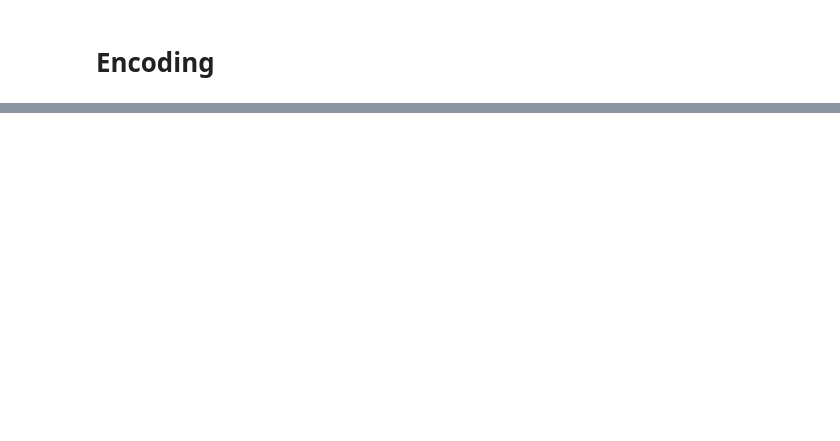
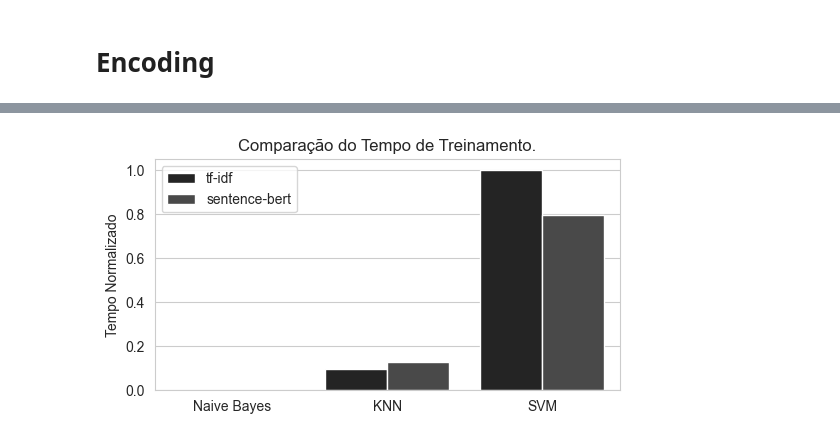
Before and after one commit to AnnaPaulaFigueiredo/INFORMATION-RETRIEVAL-TP2, a Jupyter notebook: code/analysis.ipynb, the cells around one changed output, grey strips where cells are left out. Saved outputs shown, nothing was run; the diff lists cells and outputs as text; code cells hidden in the pictures; blank space fills up the shorter version.

```diff
--- a/code/analysis.ipynb
+++ b/code/analysis.ipynb
@@ -182,0 +456,4 @@ RAREWORDS = set([w for w, w_count in cnt.items() if w_count == 1])
+# %%
+report = pd.read_csv("../data/report_df.csv")
+training = pd.read_csv("../data/training_info.csv")
+testing = pd.read_csv("../data/testing_info.csv")
@@ -182,0 +471,17 @@ RAREWORDS = set([w for w, w_count in cnt.items() if w_count == 1])
+# %%
+aux_graph = training.groupby(["classifier", "embedding"])['execution_time'].mean().reset_index()
+minimo = aux_graph['execution_time'].min()
+maximo = aux_graph['execution_time'].max()
+aux_graph['time_normalized'] = (aux_graph['execution_time'] - minimo) / (maximo - minimo)
+aux_graph = aux_graph.sort_values(by='time_normalized')
+
+plt.figure(figsize=(6, 3))
+ax = sns.barplot(x="classifier", y="time_normalized", hue="embedding", data=aux_graph, ci=None)
+ax.set_title('Comparação do Tempo de Treinamento.')
+ax.legend(loc='upper left')
+ax.set_xlabel('')
+ax.set_ylabel('Tempo Normalizado')
+
+plt.show()
+# %% [output]
+[figure, added]
```
Also changed, not shown: parts of 44 cells of this notebook.
